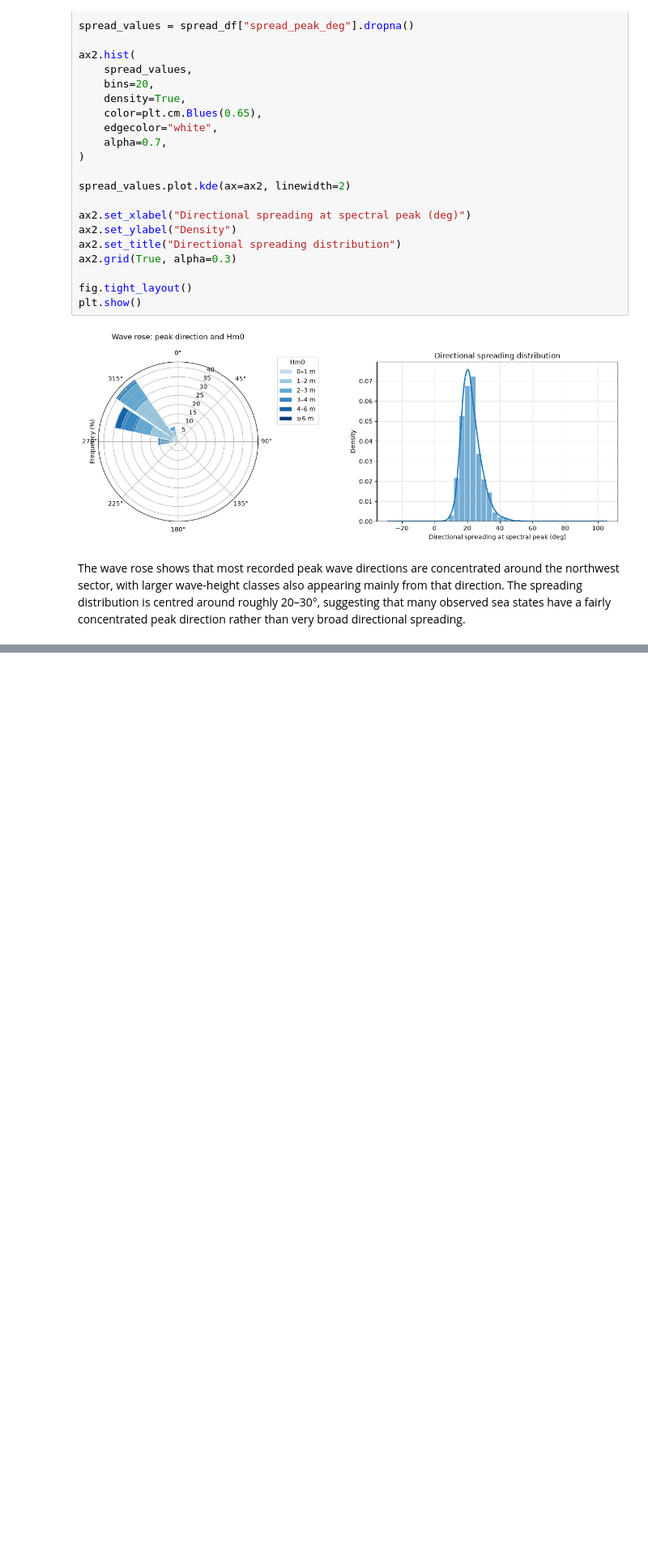
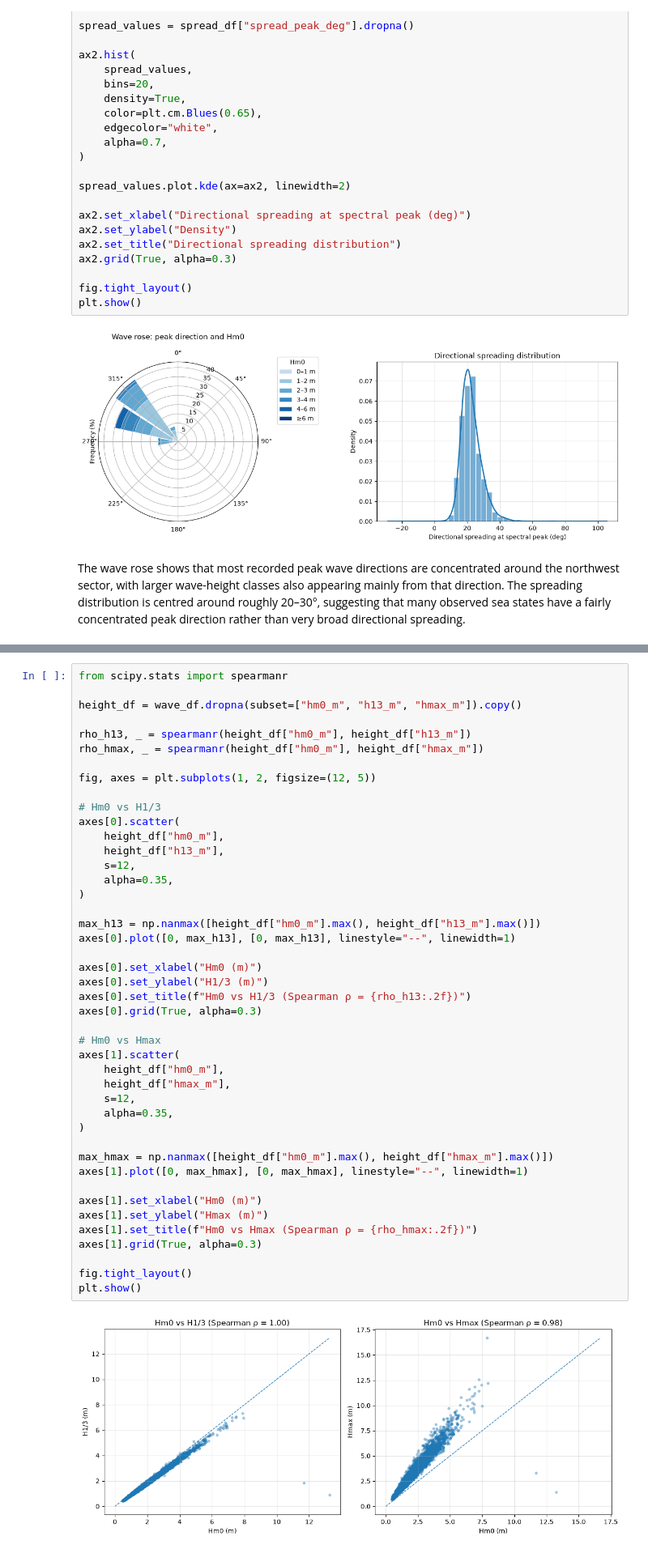
Before and after one commit to ChouaibB/wave-energy-forecasting-storage-ml, a Jupyter notebook: notebooks/02_wec_power_estimation.ipynb, the cells around one changed output, grey strips where cells are left out. Shown at 81% size. Saved outputs shown, nothing was run; the diff lists cells and outputs as text; blank space fills up the shorter version.

```diff
--- a/notebooks/02_wec_power_estimation.ipynb
+++ b/notebooks/02_wec_power_estimation.ipynb
@@ -212,0 +229,46 @@ The wave rose shows that most recorded peak wave directions are concentrated aro
+# %%
+from scipy.stats import spearmanr
+
+height_df = wave_df.dropna(subset=["hm0_m", "h13_m", "hmax_m"]).copy()
+
+rho_h13, _ = spearmanr(height_df["hm0_m"], height_df["h13_m"])
+rho_hmax, _ = spearmanr(height_df["hm0_m"], height_df["hmax_m"])
+
+fig, axes = plt.subplots(1, 2, figsize=(12, 5))
+
+# Hm0 vs H1/3
+axes[0].scatter(
+    height_df["hm0_m"],
+    height_df["h13_m"],
+    s=12,
+    alpha=0.35,
+)
+
+max_h13 = np.nanmax([height_df["hm0_m"].max(), height_df["h13_m"].max()])
+axes[0].plot([0, max_h13], [0, max_h13], linestyle="--", linewidth=1)
+
+axes[0].set_xlabel("Hm0 (m)")
+axes[0].set_ylabel("H1/3 (m)")
+axes[0].set_title(f"Hm0 vs H1/3 (Spearman ρ = {rho_h13:.2f})")
+axes[0].grid(True, alpha=0.3)
+
+# Hm0 vs Hmax
+axes[1].scatter(
+    height_df["hm0_m"],
+    height_df["hmax_m"],
+    s=12,
+    alpha=0.35,
+)
+
+max_hmax = np.nanmax([height_df["hm0_m"].max(), height_df["hmax_m"].max()])
+axes[1].plot([0, max_hmax], [0, max_hmax], linestyle="--", linewidth=1)
+
+axes[1].set_xlabel("Hm0 (m)")
+axes[1].set_ylabel("Hmax (m)")
+axes[1].set_title(f"Hm0 vs Hmax (Spearman ρ = {rho_hmax:.2f})")
+axes[1].grid(True, alpha=0.3)
+
+fig.tight_layout()
+plt.show()
+# %% [output]
+[figure, added]
```
Also changed, not shown: parts of 6 cells of this notebook.
